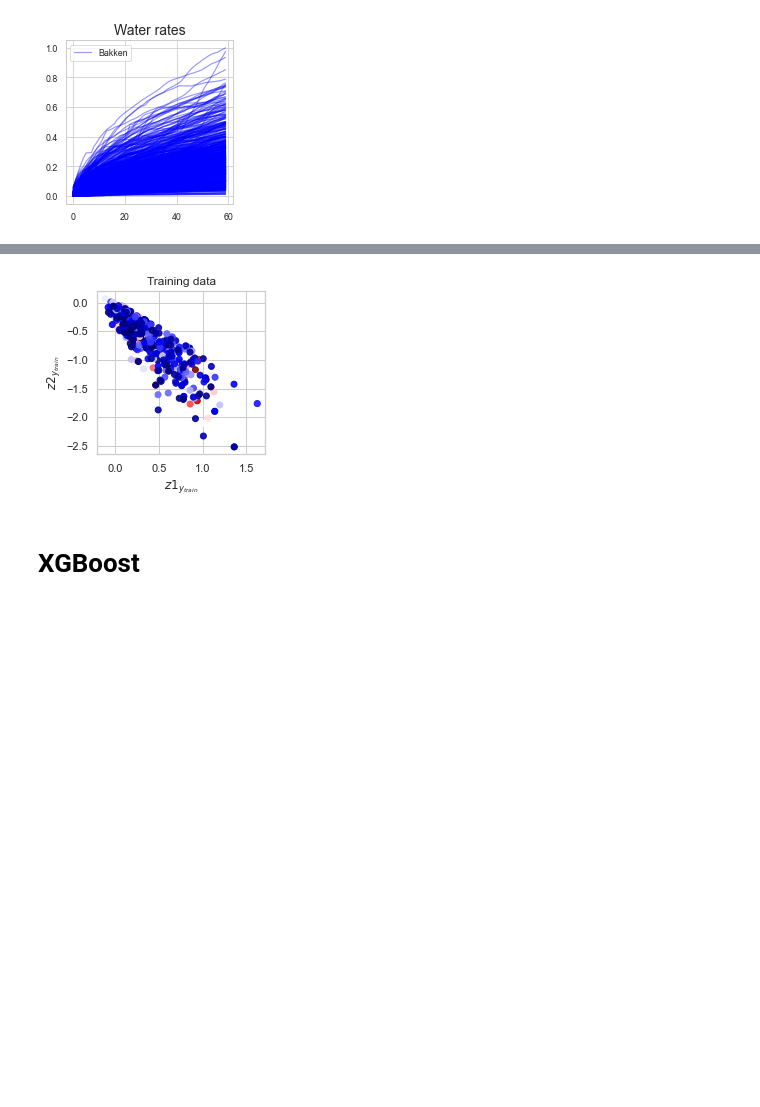
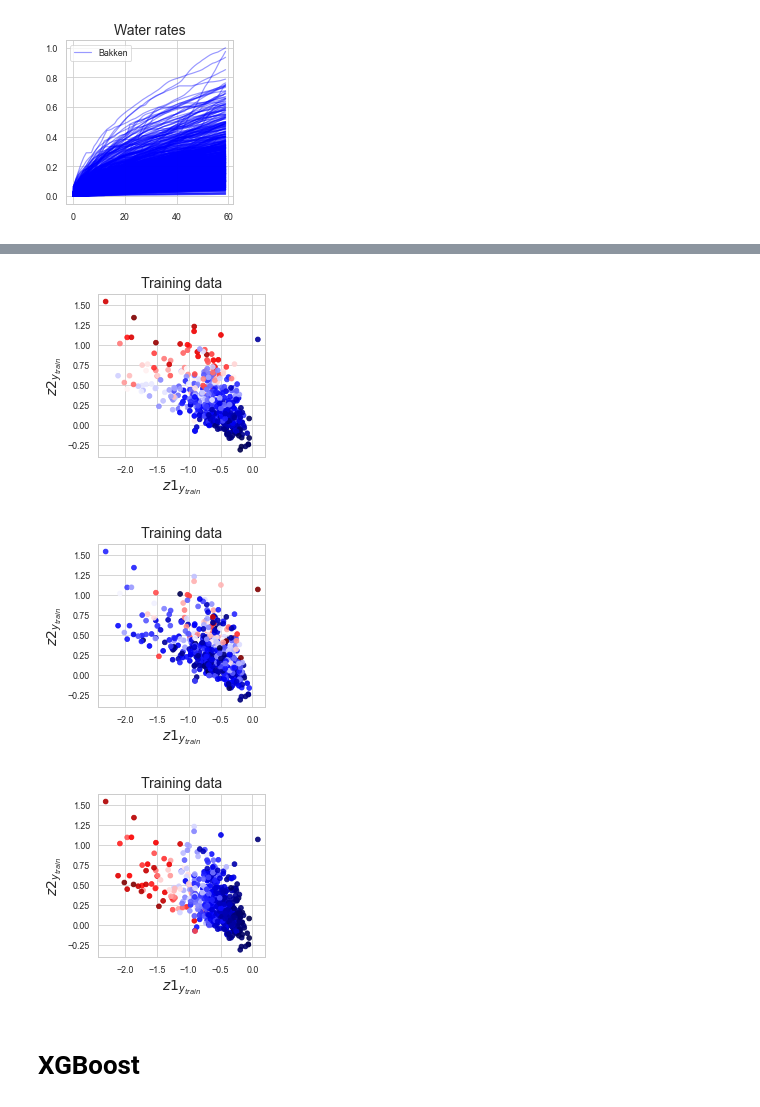
Before and after one commit to rsyamil/latent-space-xgboost, a Jupyter notebook: field-case/trees-vector-independent.ipynb, the cells around one changed output, grey strips where cells are left out. Drawn from its saved outputs; the diff is of its cells as text; code cells hidden in the pictures; blank space fills up the shorter version.

```diff
--- a/field-case/trees-vector-independent.ipynb
+++ b/field-case/trees-vector-independent.ipynb
@@ -22,7 +22,8 @@ import util
 # %%
 #load dataset
 data = dataloader.DataLoader(verbose=False)
-x_nans_train, x_nans_test, x_imputed_train, x_imputed_test, y_train, y_test = data.get_split()
+x_nans_train, x_nans_test, x_imputed_train, x_imputed_test, y_train, y_test, cumm_train, cumm_test = data.get_split()
 print(x_nans_train.shape, x_nans_test.shape, x_imputed_train.shape, x_imputed_test.shape, y_train.shape, y_test.shape)
+print(cumm_train.shape, cumm_test.shape)
 # %% [output]
 (533, 5) (353, 5) (533, 5) (353, 5) (533, 60, 3) (353, 60, 3)
@@ -116,8 +97,12 @@ scatterPlot(y_test, y_test_hat, '$y_{test}$', '$\hat{y}_{test}$', 'Testing data'
 # %%
-#display latent space with cumm production
-scatterPlot(z_y_train[:, 0], z_y_train[:, 1], '$z1_{y_{train}}$', '$z2_{y_{train}}$', 'Training data', limits=False, c=y_cumm_train)
+#display latent space with cumm oil production
+scatterPlot(z_y_train[:, 0], z_y_train[:, 1], '$z1_{y_{train}}$', '$z2_{y_{train}}$', 'Training data', limits=False, c=cumm_train[:,0])
+scatterPlot(z_y_train[:, 0], z_y_train[:, 1], '$z1_{y_{train}}$', '$z2_{y_{train}}$', 'Training data', limits=False, c=cumm_train[:,1])
+scatterPlot(z_y_train[:, 0], z_y_train[:, 1], '$z1_{y_{train}}$', '$z2_{y_{train}}$', 'Training data', limits=False, c=cumm_train[:,2])
 # %% [output]
-[figure, old version]
+[figure, new version]
+[figure, added]
+[figure, added]
 # %% [markdown]
 # XGBoost
 # %%
```
Also changed, not shown: parts of 5 cells of this notebook, 1 other file.
